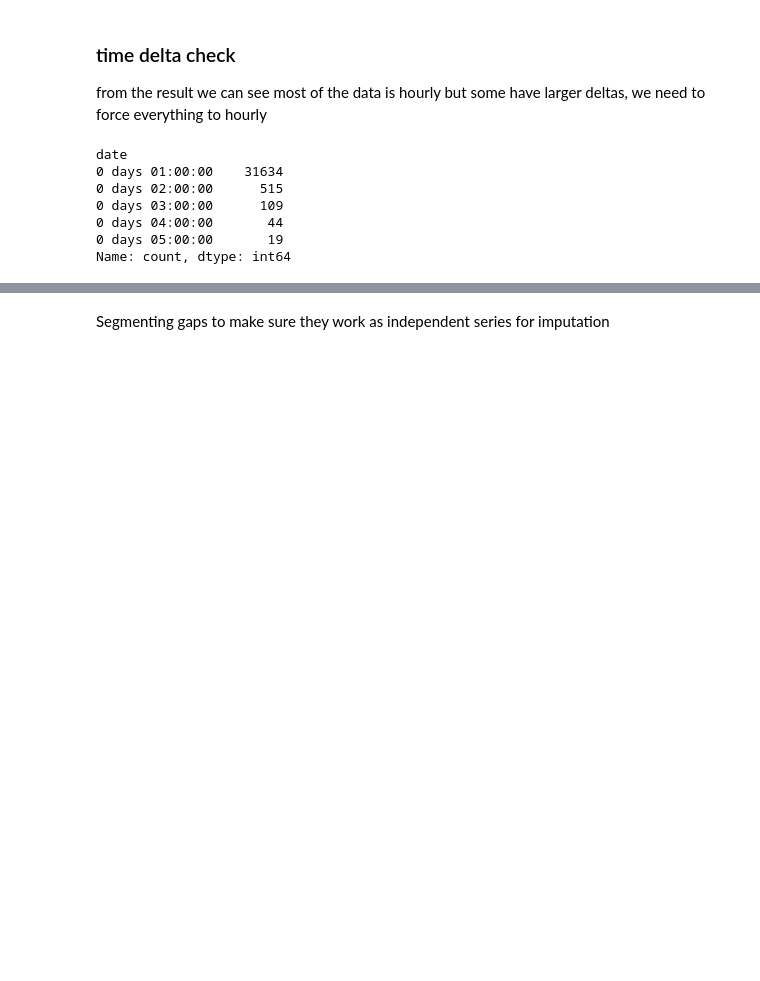
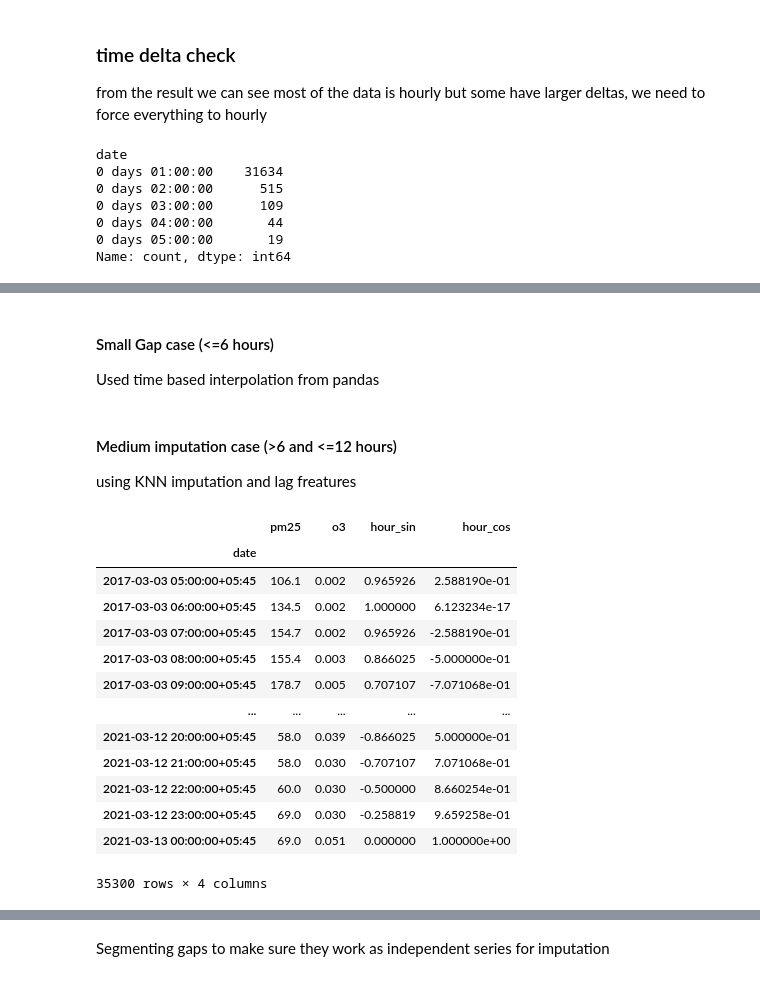
Before and after one commit to YubikNakarmi/Aqi_predictor, a Jupyter notebook: notebooks/datapreprocess(limited).ipynb, the cells around one changed output, grey strips where cells are left out. Drawn from its saved outputs; the diff is of its cells as text; code cells hidden in the pictures; blank space fills up the shorter version.

```diff
--- a/notebooks/datapreprocess(limited).ipynb
+++ b/notebooks/datapreprocess(limited).ipynb
@@ -68,0 +132,56 @@ dtype: int64
+# %%
+SMALL_GAP_THRESHOLD = 6
+MEDIUM_GAP_THRESHOLD = 12
+LARGE_GAP_THRESHOLD = 24
+# %% [markdown]
+#### Small Gap case (<=6 hours)
+Used time based interpolation from pandas
+# %%
+df_imputation = df_merged.copy()
+# %%
+small_gap_mask_pm25 = df_merged["pm25_gap_length"] <= SMALL_GAP_THRESHOLD
+small_gap_mask_o3 = df_merged["o3_gap_length"] <= SMALL_GAP_THRESHOLD
+
+df_imputation.loc[small_gap_mask_pm25, "pm25"] = df_imputation["pm25"].\
+interpolate(method="time",limit=SMALL_GAP_THRESHOLD)
+
+df_imputation.loc[small_gap_mask_o3, "o3"] = df_imputation["o3"].\
+interpolate(method="time",limit=SMALL_GAP_THRESHOLD)
+# %% [markdown]
+#### Medium imputation case (>6 and <=12 hours)
+using KNN imputation and lag freatures
+# %%
+from sklearn.impute import KNNImputer
+import numpy as np
+
+medium_gap_mask_pm25 = (df_merged["pm25_gap_length"] > SMALL_GAP_THRESHOLD) & \
+                        (df_merged["pm25_gap_length"] <= MEDIUM_GAP_THRESHOLD)
+medium_gap_mask_o3 = (df_merged["o3_gap_length"] > SMALL_GAP_THRESHOLD) & \
+                        (df_merged["o3_gap_length"] <= MEDIUM_GAP_THRESHOLD)
+
+
+#cyclic features
+df_imputation["hour_sin"]=np.sin(2 * np.pi * df_imputation['hour']/24)
+df_imputation["hour_cos"]=np.cos(2 * np.pi * df_imputation['hour']/24)
+cols = ['pm25','o3','hour_sin','hour_cos']
+
+imp = KNNImputer(n_neighbors=6)
+imputed_knn= imp.fit_transform(df_imputation[cols])
+df_all_imputed = pd.DataFrame(imputed_knn, columns=cols, index=df_imputation.index)
+# %%
+df_all_imputed
+# %% [output]
+|  | pm25 | o3 | hour_sin | hour_cos |
+| date |  |  |  |  |
+| 2017-03-03 05:00:00+05:45 | 106.1 | 0.002 | 0.965926 | 2.588190e-01 |
+| 2017-03-03 06:00:00+05:45 | 134.5 | 0.002 | 1.000000 | 6.123234e-17 |
+| 2017-03-03 07:00:00+05:45 | 154.7 | 0.002 | 0.965926 | -2.588190e-01 |
+| 2017-03-03 08:00:00+05:45 | 155.4 | 0.003 | 0.866025 | -5.000000e-01 |
+| 2017-03-03 09:00:00+05:45 | 178.7 | 0.005 | 0.707107 | -7.071068e-01 |
+| ... | ... | ... | ... | ... |
+| 2021-03-12 20:00:00+05:45 | 58.0 | 0.039 | -0.866025 | 5.000000e-01 |
+| 2021-03-12 21:00:00+05:45 | 58.0 | 0.030 | -0.707107 | 7.071068e-01 |
+| 2021-03-12 22:00:00+05:45 | 60.0 | 0.030 | -0.500000 | 8.660254e-01 |
+| 2021-03-12 23:00:00+05:45 | 69.0 | 0.030 | -0.258819 | 9.659258e-01 |
+| 2021-03-13 00:00:00+05:45 | 69.0 | 0.051 | 0.000000 | 1.000000e+00 |
+35300 rows × 4 columns
```
Also changed, not shown: parts of 23 cells of this notebook.
